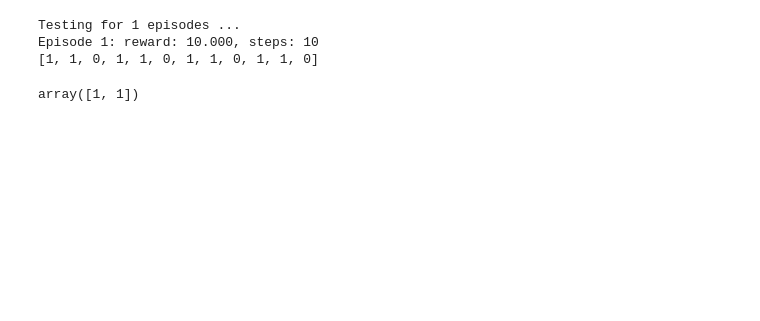
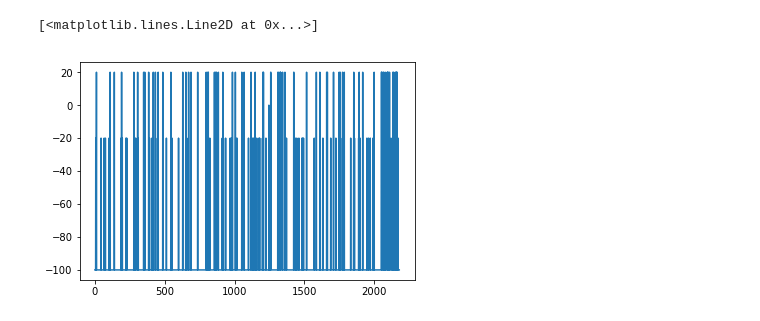
Before and after one commit to amozie/amozie, a Jupyter notebook: studzie/q_learning/new_env_test2.ipynb, the cells around one changed output. Saved outputs shown, nothing was run; the diff lists cells and outputs as text; code cells hidden in the pictures; blank space fills up the shorter version.

```diff
--- a/studzie/q_learning/new_env_test2.ipynb
+++ b/studzie/q_learning/new_env_test2.ipynb
@@ -113,0 +167,2 @@ for i in range(10):
+# %%
+env.step(6)
@@ -114,12 +175,14 @@ for i in range(10):
 # %%
 model = Sequential()
 model.add(Flatten(input_shape=(1,) + env.observation_space.shape))
-model.add(Dense(16))
+model.add(Dense(64))
 model.add(Activation('relu'))
-model.add(Dense(16))
+model.add(Dense(64))
+model.add(Activation('relu'))
+model.add(Dense(64))
 model.add(Activation('relu'))
 model.add(Dense(nb_actions))
-model.add(Activation('linear'))
+model.add(Activation('softmax'))
 print(model.summary())
 # %% [output]
 _________________________________________________________________
@@ -140,11 +203,11 @@ Non-trainable params: 0
 _________________________________________________________________
 None
 # %%
-memory = SequentialMemory(limit=500, window_length=1)
+memory = SequentialMemory(limit=50000, window_length=1)
 policy = BoltzmannQPolicy()
-dqn = DQNAgent(model=model, nb_actions=nb_actions, memory=memory, nb_steps_warmup=10,
+dqn = DQNAgent(model=model, nb_actions=nb_actions, memory=memory, nb_steps_warmup=1000,
                target_model_update=1e-2, policy=policy)
 dqn.compile(Adam(lr=1e-3), metrics=['mae'])
 # %%
-dqn.fit(env, nb_steps=500, visualize=False, verbose=2)
+hist = dqn.fit(env, nb_steps=10000, visualize=False, verbose=2)
 # %% [output]
@@ -156,12 +231,5 @@ Caused by op 'dense_1/MatMul', defined at:
-# %%
-env.reset()
-dqn.test(env)
-print(env.state_list)
-# %% [output]
-Testing for 1 episodes ...
-Episode 1: reward: 10.000, steps: 10
-[1, 1, 0, 1, 1, 0, 1, 1, 0, 1, 1, 0]
-# %%
-env.reset()
-# %% [output]
-array([1, 1])
+# %%
+plt.plot(hist.history.get('episode_reward'))
+# %% [output]
+[<matplotlib.lines.Line2D at 0x...>]
+[figure, added]
```
Also changed, not shown: parts of 18 cells of this notebook, 4 other files.
